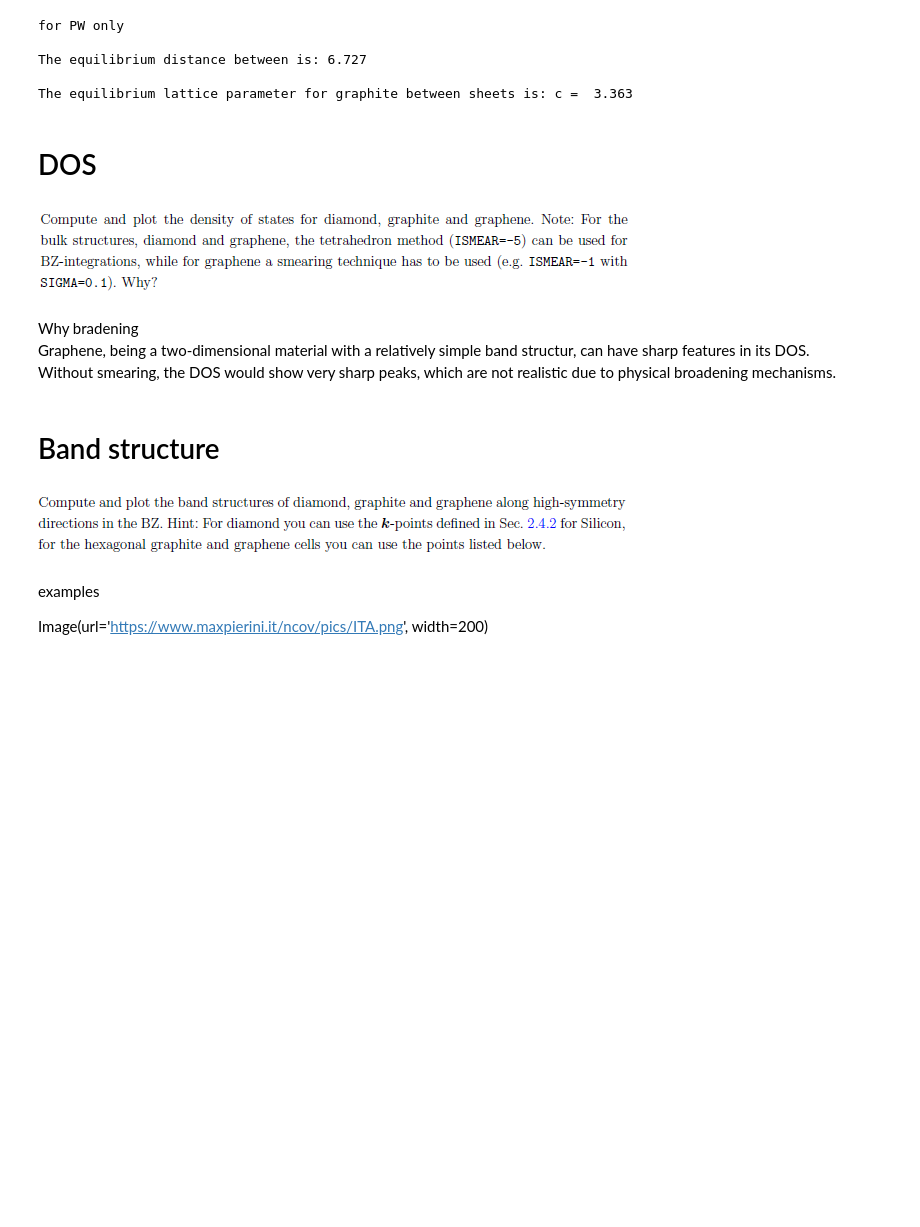
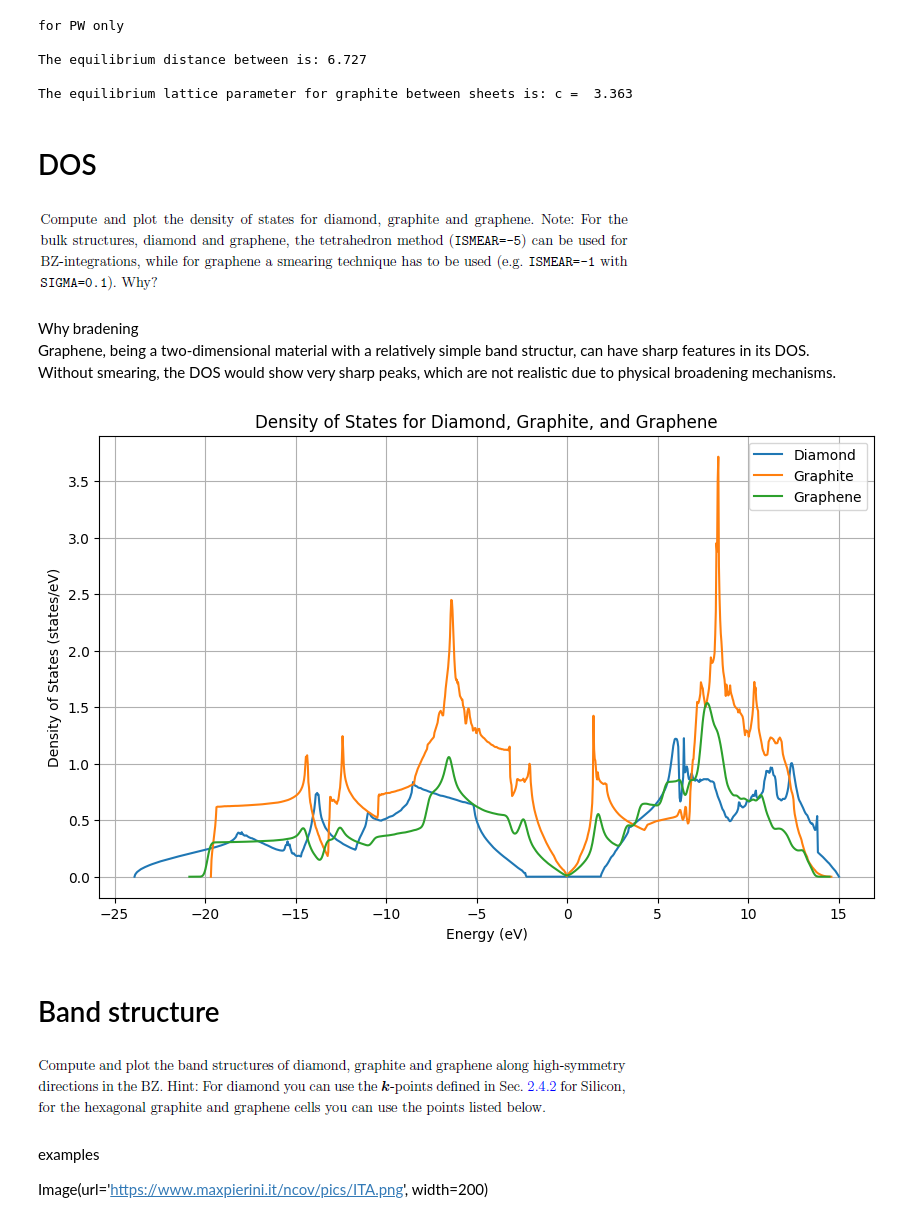
Before and after one commit to sebobo233/simulation, a Jupyter notebook: project.ipynb, the cells around one changed output. Drawn from its saved outputs; the diff is of its cells as text; code cells hidden in the pictures; blank space fills up the shorter version.

Commit message:
added change in plot

```diff
--- a/project.ipynb
+++ b/project.ipynb
@@ -72,7 +72,7 @@ def calculate_eos_diamond(a0=3.567, npoints=7):
     return volumes,energies, eos_fit
 
 
-def gen_graphene(a0=2.4549,z_spacing=6):
+def gen_graphene(a0=2.4549,z_spacing=10):
     # z_spacing 6 => c = 12
     graphene_slab = graphene(a=a0, vacuum=z_spacing) #  evtl zelle selbst neu bauen
     graphene_slab.set_pbc([True, True, True])
@@ -100,21 +100,6 @@ def gen_graphite_from_poscar():
     graphite = read('input/graphite.POSCAR', format='vasp')
     return graphite
 
-"""
-def gen_graphite(a0=2.4549,c0=6.708):
-    # Generate graphite AB-stack structure:
-    graphite = Atoms('C4',
-                scaled_positions=[(1 / 3.0, 1 / 3.0, 0),
-                                    (2 / 3.0, 2 / 3.0, 0),
-                                    (0, 0, 0.5),
-                                    (1 / 3.0, 1 / 3.0, 0.5)],
-                pbc=(1, 1, 1),
-                cell=[(np.sqrt(3) * a0 / 2, 3 / 2.0 * a0, 0),
-                        (-np.sqrt(3) * a0 / 2, 3 / 2.0 * a0, 0),
-                        (0, 0, c0)])
-    return graphite
-
-"""
 def gen_graphite(a0=2.4549,c0=6.708):
     graphite = Graphite(symbol='C',latticeconstant={'a':a0,'c':c0},size=(1,1,1), pbc=(1,1,1))
     return graphite
@@ -421,38 +406,38 @@ def compute_dos(atoms, kpts, ecut , width, name):
     return energies, weights
 
 def plot_dos(energies, weights, label):
     plt.plot(energies, weights, label=label)
 
 
 ecut = 300
 kpts_diamond = (18,18,18)
-kpts_graphene = (100,100,2)   # Puschnig, ändern auf höhere K-Points anzahl
+kpts_graphene = (60,60,2)
 kpts_graphite = (50, 50, 9)
 
 
 
-diamond = gen_diamond(a0=a_dia)
+diamond = gen_diamond(a0=a_dia,cubic=False)
 energies_diamond, weights_diamond = compute_dos(diamond, kpts_diamond, ecut,0, 'diamond')
 
 graphite = gen_graphite(a0=a_graph, c0=c_graph)
 energies_graphite, weights_graphite = compute_dos(graphite, kpts_graphite, ecut,0, 'graphite')
 
-graphene_sheet = graphene()
-graphene_sheet.set_cell([graphene_sheet.cell[0], graphene_sheet.cell[1], [0, 0, 20]])
-graphene_sheet.pbc = (True, True, False) # fixes the z axis
+graphene_sheet = gen_graphene()
 energies_graphene, weights_graphene = compute_dos(graphene_sheet, kpts_graphene, ecut,0.2, 'graphene')
 
 plt.figure(figsize=(10, 6))
 plot_dos(energies_diamond, weights_diamond, 'Diamond')
 plot_dos(energies_graphite, weights_graphite, 'Graphite')
 plot_dos(energies_graphene, weights_graphene, 'Graphene')
 
 plt.xlabel('Energy (eV)')
 plt.ylabel('Density of States (states/eV)')
 plt.legend()
 plt.title('Density of States for Diamond, Graphite, and Graphene')
 plt.grid()
 plt.show()
+# %% [output]
+[figure, added]
 # %% [markdown]
 # Band structure
 # %% [markdown]
```
Also changed, not shown: parts of 1 cell of this notebook.
